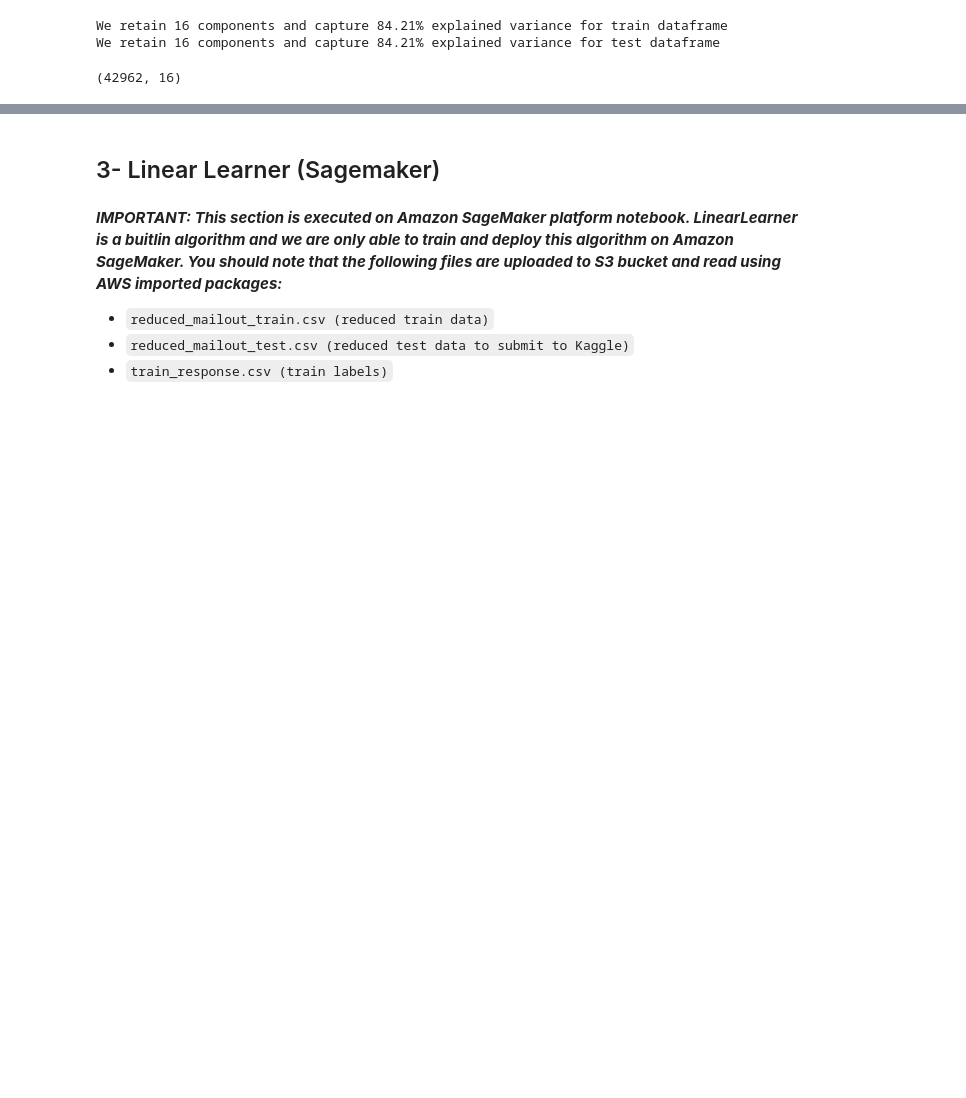
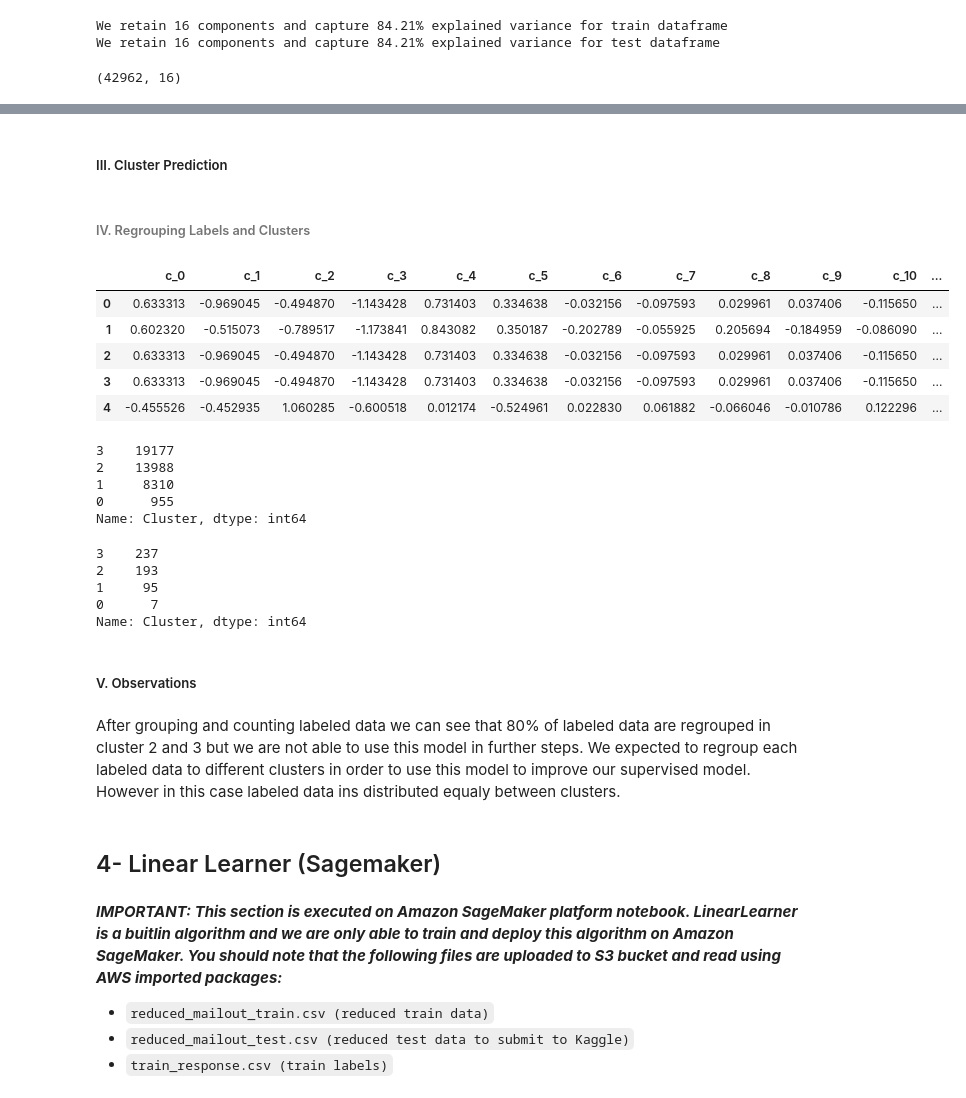
Before and after one commit to keyvantaj/Capstone_Project, a Jupyter notebook: 2_Supervised_Learning_Model.ipynb, the cells around one changed output, grey strips where cells are left out. Saved outputs shown, nothing was run; the diff lists cells and outputs as text; code cells hidden in the pictures; blank space fills up the shorter version.

```diff
--- a/2_Supervised_Learning_Model.ipynb
+++ b/2_Supervised_Learning_Model.ipynb
@@ -392,5 +413,51 @@ reduced_mailout_test.to_pickle("reduced_mailout_test.pkl")
+# %%
+# Loading pca_azidas model
+filename = 'kmeans_model.sav'
+kmeans_azdias = pickle.load(open(filename, 'rb'))
+# %% [markdown]
+##### III. Cluster Prediction
+# %%
+reduced_mailout_train['Cluster'] = kmeans_azdias.predict(reduced_mailout_train)
+# %% [markdown]
+###### IV. Regrouping Labels and Clusters
+# %%
+reduced = reduced_mailout_train.reset_index(drop=True)
+response = mailout_train_raw2[['RESPONSE']].reset_index(drop=True)['RESPONSE']
+# %%
+concat_train = pd.concat([reduced,response], axis=1)
+# %%
+concat_train.head()
+# %% [output]
+|  | c_0 | c_1 | c_2 | c_3 | c_4 | c_5 | c_6 | c_7 | c_8 | c_9 | c_10 | ... |
+| 0 | 0.633313 | -0.969045 | -0.494870 | -1.143428 | 0.731403 | 0.334638 | -0.032156 | -0.097593 | 0.029961 | 0.037406 | -0.115650 | ... |
+| 1 | 0.602320 | -0.515073 | -0.789517 | -1.173841 | 0.843082 | 0.350187 | -0.202789 | -0.055925 | 0.205694 | -0.184959 | -0.086090 | ... |
+| 2 | 0.633313 | -0.969045 | -0.494870 | -1.143428 | 0.731403 | 0.334638 | -0.032156 | -0.097593 | 0.029961 | 0.037406 | -0.115650 | ... |
+| 3 | 0.633313 | -0.969045 | -0.494870 | -1.143428 | 0.731403 | 0.334638 | -0.032156 | -0.097593 | 0.029961 | 0.037406 | -0.115650 | ... |
+| 4 | -0.455526 | -0.452935 | 1.060285 | -0.600518 | 0.012174 | -0.524961 | 0.022830 | 0.061882 | -0.066046 | -0.010786 | 0.122296 | ... |
+# %%
+# Cluster count for label 0
+concat_train[concat_train['RESPONSE']==0]['Cluster'].value_counts()
+# %% [output]
+3    19177
+2    13988
+1     8310
+0      955
+Name: Cluster, dtype: int64
+# %%
+# Cluster count for label 1
+concat_train[concat_train['RESPONSE']==1]['Cluster'].value_counts()
+# %% [output]
+3    237
+2    193
+1     95
+0      7
+Name: Cluster, dtype: int64
+# %% [markdown]
+##### V. Observations
+# %% [markdown]
+After grouping and counting labeled data we can see that 80% of labeled data are regrouped in cluster 2 and 3 but we are not able to use this model in further steps. We expected to regroup each labeled data to different clusters in order to use this model to improve our supervised model. However in this case labeled data ins distributed equaly between clusters.
 # %% [markdown]
-## 3- Linear Learner (Sagemaker)
+## 4- Linear Learner (Sagemaker)
 # %% [markdown]
 ***IMPORTANT: This section is executed on Amazon SageMaker platform notebook. LinearLearner is a buitlin algorithm and we are only able to train and deploy this algorithm on Amazon SageMaker. You should note that the following files are uploaded to S3 bucket and read using AWS imported packages:***
 
```
Also changed, not shown: parts of 12 cells of this notebook, 2 other files.
